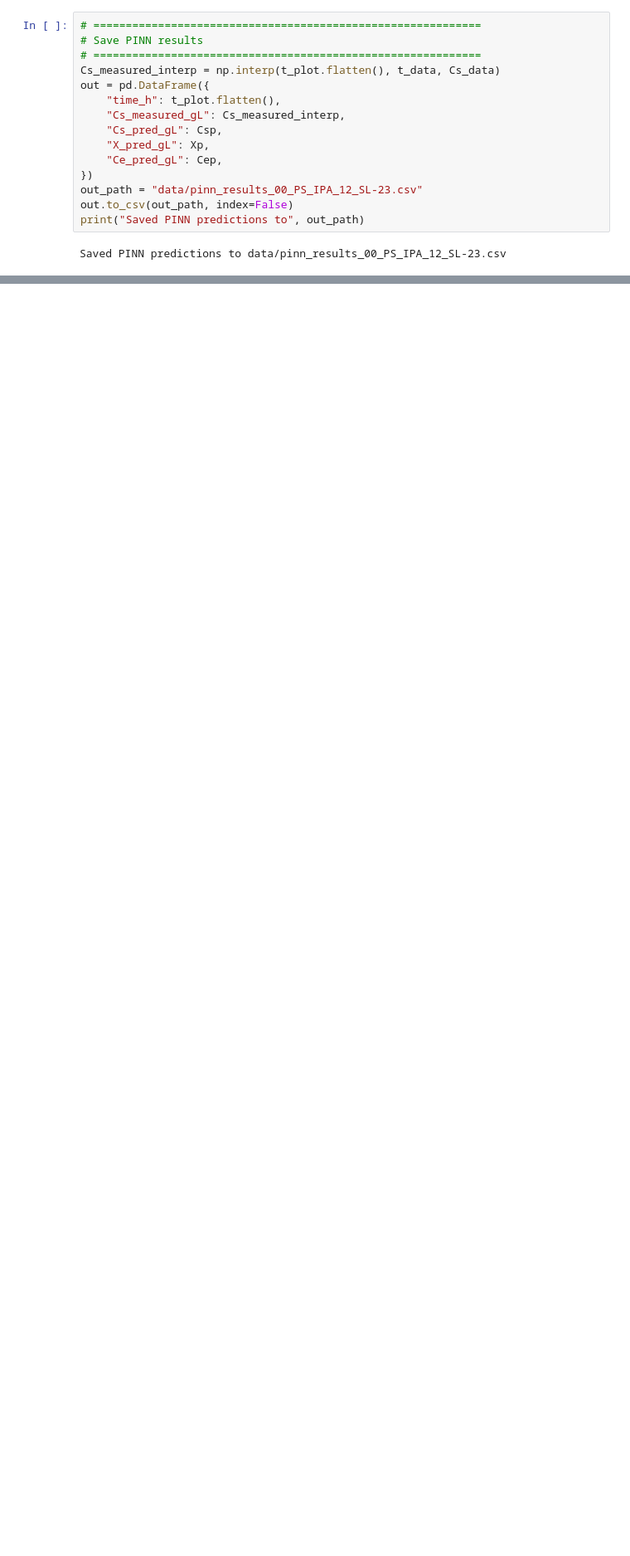
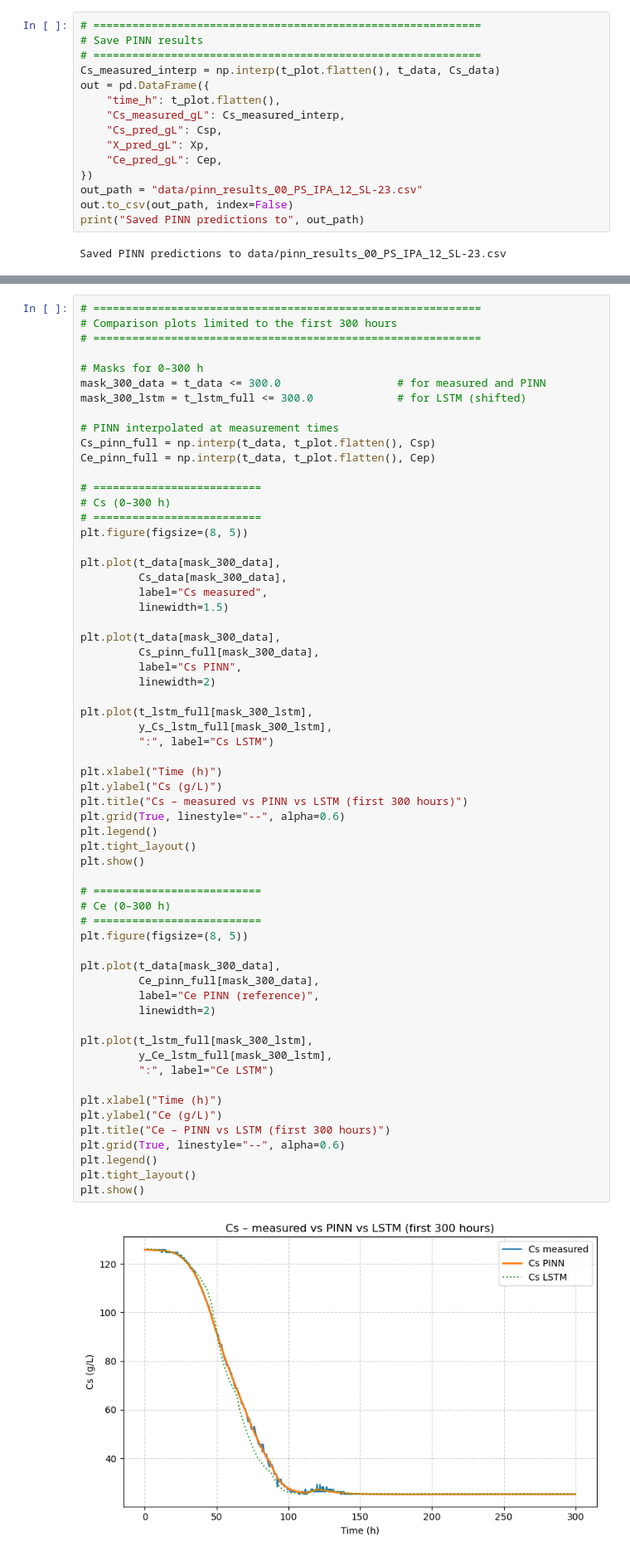
Before and after one commit to EmmanuelLwele/Physics-Informed-Beer-Fermentation-Modelling, a Jupyter notebook: Physics_Informed_Beer_Fermentation_Modelling.ipynb, the cells around one changed output, grey strips where cells are left out. Shown at 83% size. Cells and saved outputs as stored; diff of their text form; blank space fills up the shorter version.

```diff
--- a/Physics_Informed_Beer_Fermentation_Modelling.ipynb
+++ b/Physics_Informed_Beer_Fermentation_Modelling.ipynb
@@ -1694,0 +1705,63 @@ plt.show()
+# %%
+# ============================================================
+# Comparison plots limited to the first 300 hours
+# ============================================================
+
+# Masks for 0–300 h
+mask_300_data = t_data <= 300.0                  # for measured and PINN
+mask_300_lstm = t_lstm_full <= 300.0             # for LSTM (shifted)
+
+# PINN interpolated at measurement times
+Cs_pinn_full = np.interp(t_data, t_plot.flatten(), Csp)
+Ce_pinn_full = np.interp(t_data, t_plot.flatten(), Cep)
+
+# ==========================
+# Cs (0–300 h)
+# ==========================
+plt.figure(figsize=(8, 5))
+
+plt.plot(t_data[mask_300_data],
+         Cs_data[mask_300_data],
+         label="Cs measured",
+         linewidth=1.5)
+
+plt.plot(t_data[mask_300_data],
+         Cs_pinn_full[mask_300_data],
+         label="Cs PINN",
+         linewidth=2)
+
+plt.plot(t_lstm_full[mask_300_lstm],
+         y_Cs_lstm_full[mask_300_lstm],
+         ":", label="Cs LSTM")
+
+plt.xlabel("Time (h)")
+plt.ylabel("Cs (g/L)")
+plt.title("Cs – measured vs PINN vs LSTM (first 300 hours)")
+plt.grid(True, linestyle="--", alpha=0.6)
+plt.legend()
+plt.tight_layout()
+plt.show()
+
+# ==========================
+# Ce (0–300 h)
+# ==========================
+plt.figure(figsize=(8, 5))
+
+plt.plot(t_data[mask_300_data],
+         Ce_pinn_full[mask_300_data],
+         label="Ce PINN (reference)",
+         linewidth=2)
+
+plt.plot(t_lstm_full[mask_300_lstm],
+         y_Ce_lstm_full[mask_300_lstm],
+         ":", label="Ce LSTM")
+
+plt.xlabel("Time (h)")
+plt.ylabel("Ce (g/L)")
+plt.title("Ce – PINN vs LSTM (first 300 hours)")
+plt.grid(True, linestyle="--", alpha=0.6)
+plt.legend()
+plt.tight_layout()
+plt.show()
+# %% [output]
+[figure, added]
```
Also changed, not shown: parts of 14 cells of this notebook.
